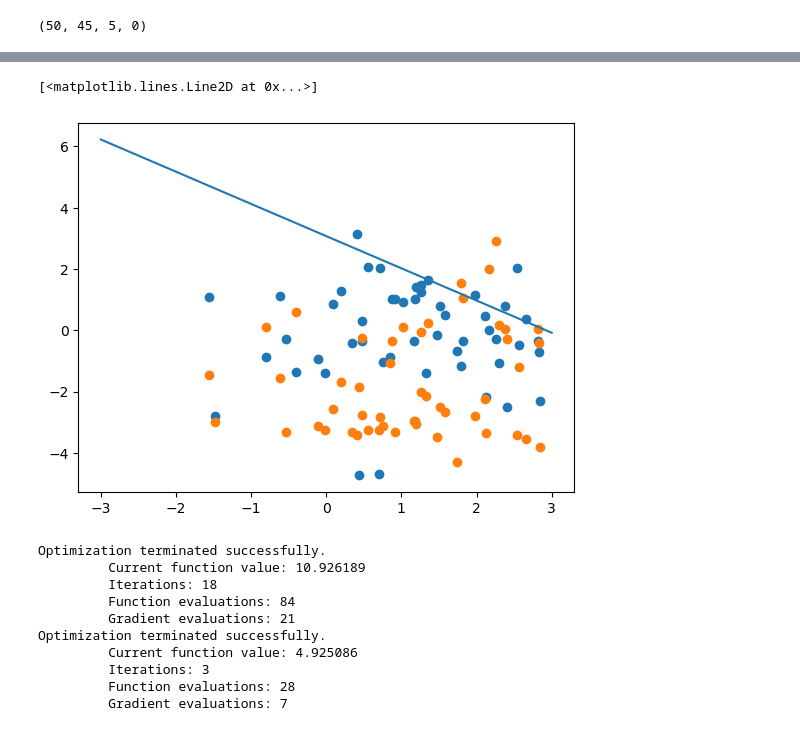
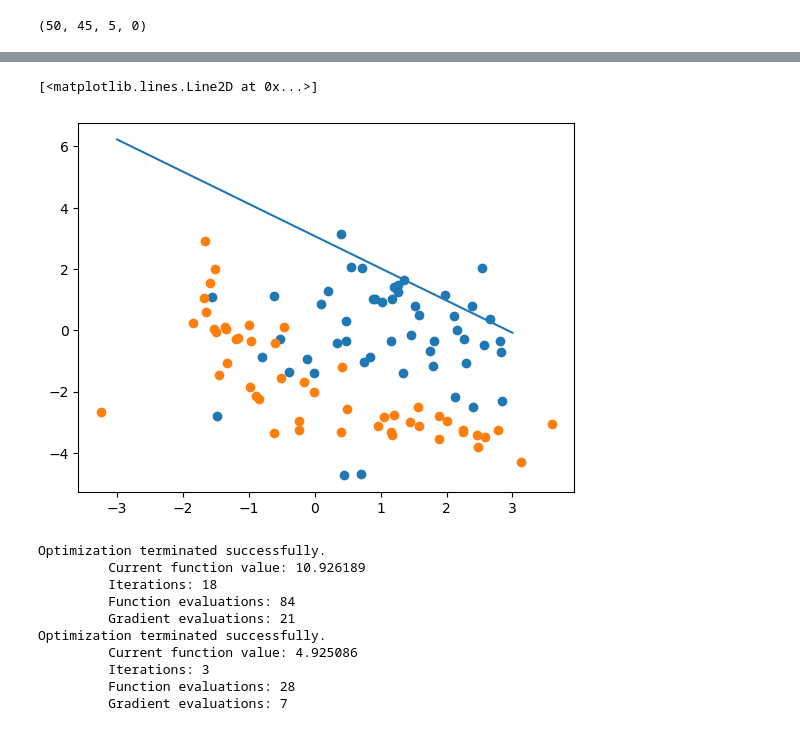
Before and after one commit to asaha1203/cx-4803, a Jupyter notebook: hw_7/hw_7_q4.ipynb, the cells around one changed output, grey strips where cells are left out. Cells and saved outputs as stored; diff of their text form; code cells hidden in the pictures.

```diff
--- a/hw_7/hw_7_q4.ipynb
+++ b/hw_7/hw_7_q4.ipynb
@@ -98,12 +98,12 @@ plt.plot(xvalues, -(w1[0] + w1[1] * xvalues) / w1[2])
 # %%
 #plot stuff
 plt.scatter(x[0:50,0], x[0:50,1])
-plt.scatter(x[0:50,0], x[50:100,1])
+plt.scatter(x[50:100,0], x[50:100,1])
 xvalues = np.linspace(-3,3,100)
 plt.plot(xvalues, -(w2[0] + w2[1] * xvalues) / w2[2])
 # %% [output]
 [<matplotlib.lines.Line2D at 0x...>]
-[figure, old version]
+[figure, new version]
 # %%
 ximbalance = x[0:60]
 yimbalance = y[0:60]
```
Also changed, not shown: parts of 10 cells of this notebook, 3 other files.
